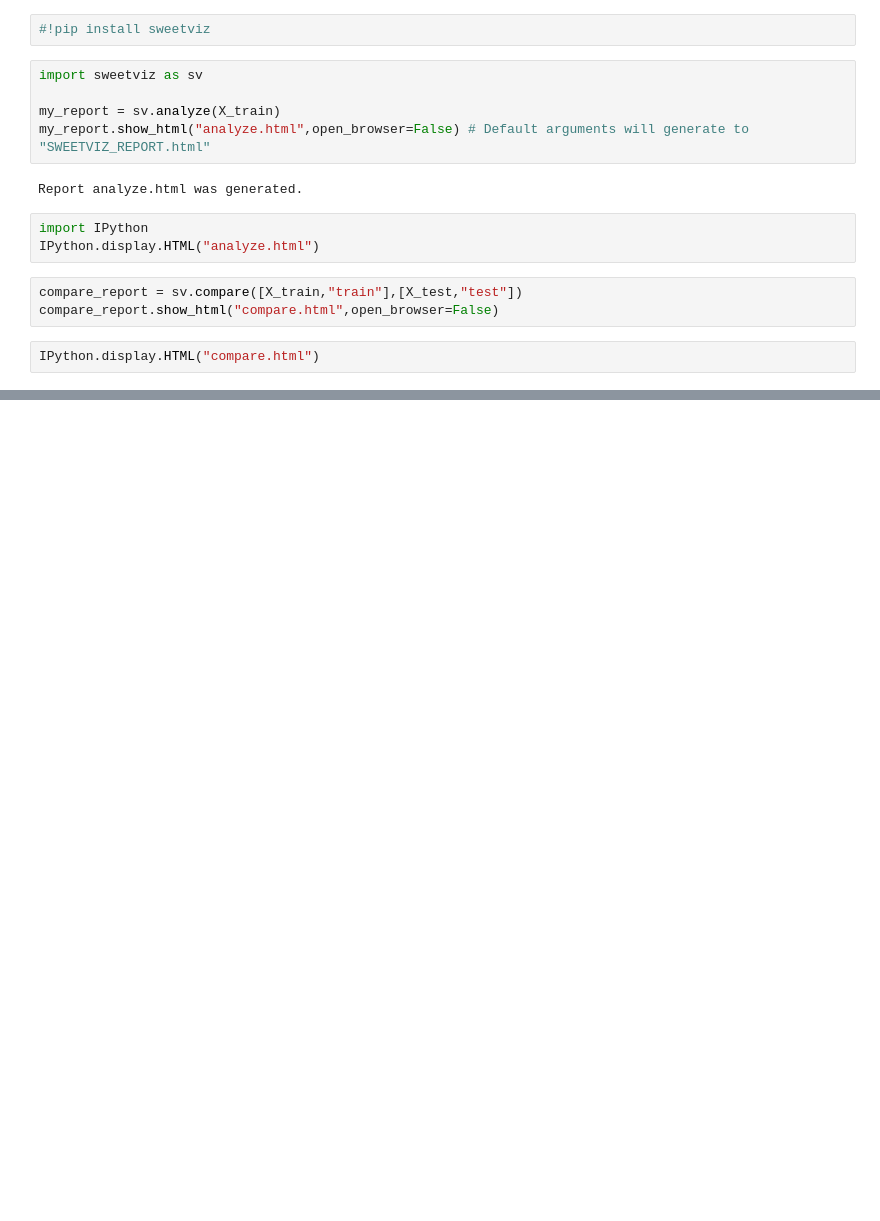
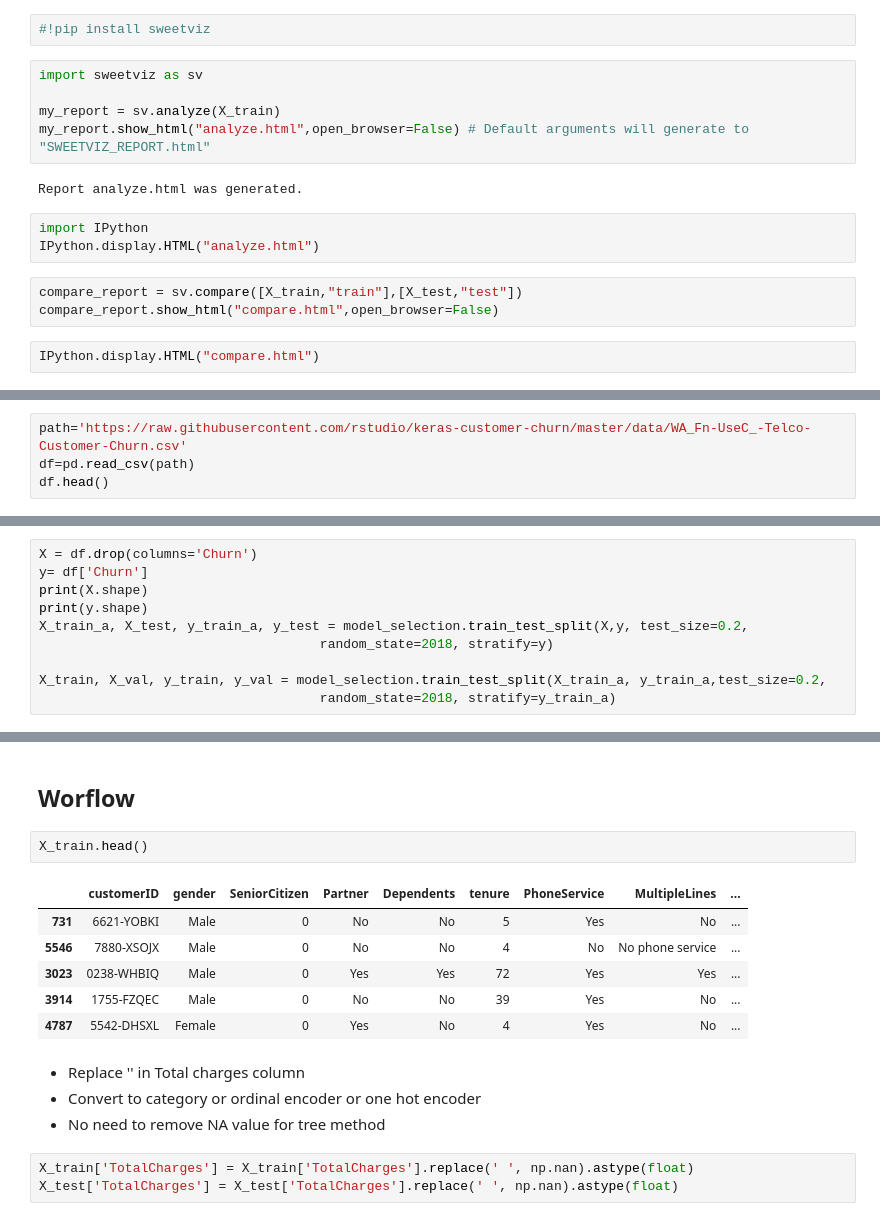
Before and after one commit to duybluemind1988/project_py, a Jupyter notebook: Churn/Churn_final.ipynb, the cells around one changed output, grey strips where cells are left out. Saved outputs shown, nothing was run; the diff lists cells and outputs as text; blank space fills up the shorter version.

```diff
--- a/Churn/Churn_final.ipynb
+++ b/Churn/Churn_final.ipynb
@@ -133,0 +186,4 @@ IPython.display.HTML("compare.html")
+# %%
+path='https://raw.githubusercontent.com/rstudio/keras-customer-churn/master/data/WA_Fn-UseC_-Telco-Customer-Churn.csv'
+df=pd.read_csv(path)
+df.head()
@@ -133,0 +197,10 @@ IPython.display.HTML("compare.html")
+# %%
+X = df.drop(columns='Churn')
+y= df['Churn']
+print(X.shape)
+print(y.shape)
+X_train_a, X_test, y_train_a, y_test = model_selection.train_test_split(X,y, test_size=0.2,
+                                    random_state=2018, stratify=y)
+
+X_train, X_val, y_train, y_val = model_selection.train_test_split(X_train_a, y_train_a,test_size=0.2,
+                                    random_state=2018, stratify=y_train_a)
@@ -133,0 +260,18 @@ IPython.display.HTML("compare.html")
+# %% [markdown]
+## Worflow
+# %%
+X_train.head()
+# %% [output]
+|  | customerID | gender | SeniorCitizen | Partner | Dependents | tenure | PhoneService | MultipleLines | ... |
+| 731 | 6621-YOBKI | Male | 0 | No | No | 5 | Yes | No | ... |
+| 5546 | 7880-XSOJX | Male | 0 | No | No | 4 | No | No phone service | ... |
+| 3023 | 0238-WHBIQ | Male | 0 | Yes | Yes | 72 | Yes | Yes | ... |
+| 3914 | 1755-FZQEC | Male | 0 | No | No | 39 | Yes | No | ... |
+| 4787 | 5542-DHSXL | Female | 0 | Yes | No | 4 | Yes | No | ... |
+# %% [markdown]
+- Replace '' in Total charges column
+- Convert to category or ordinal encoder or one hot encoder
+- No need to remove NA value for tree method
+# %%
+X_train['TotalCharges'] = X_train['TotalCharges'].replace(' ', np.nan).astype(float)
+X_test['TotalCharges'] = X_test['TotalCharges'].replace(' ', np.nan).astype(float)
```
Also changed, not shown: parts of 21 cells of this notebook.
